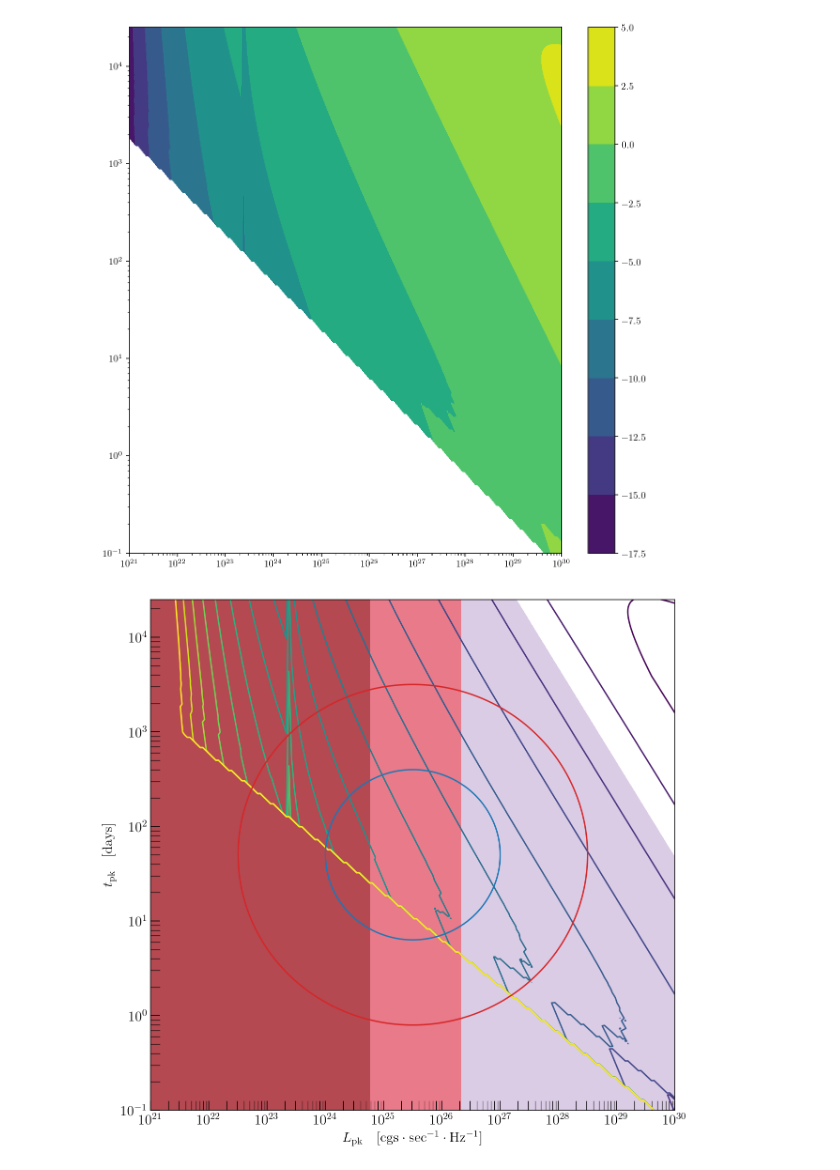
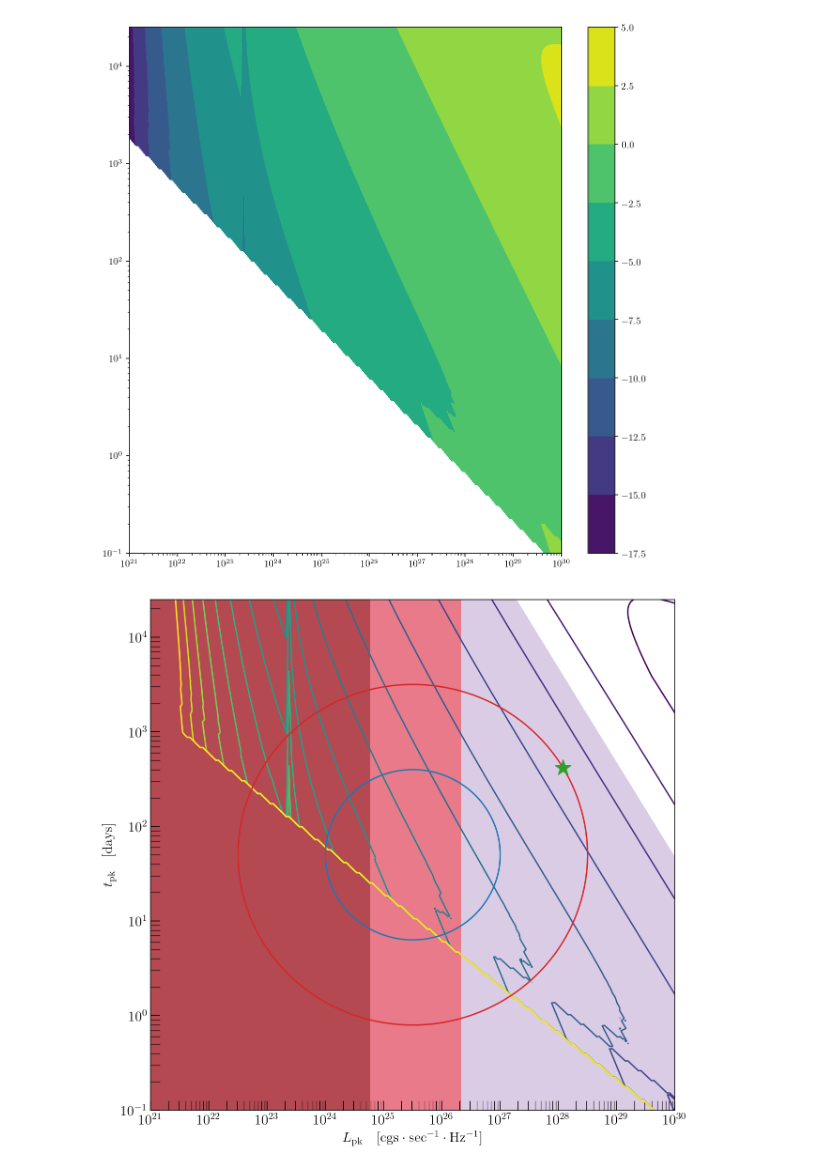
Before and after one commit to ManuelBuenAbad/snr_ghosts, a Jupyter notebook: workspace_notebooks/ws-8_param_space.ipynb, the cells around one changed output. Saved outputs shown, nothing was run; the diff lists cells and outputs as text; code cells hidden in the pictures.

```diff
--- a/workspace_notebooks/ws-8_param_space.ipynb
+++ b/workspace_notebooks/ws-8_param_space.ipynb
@@ -1152,4 +86,5 @@ array([2.20261979, 2.17526738, 2.14826384, 2.12160509, 2.09528708,
 # %%
+# SNR properties
 r = 30.
 tex = 0.
 nuB = 8.
@@ -1157,17 +92,34 @@ nuB = 8.
 # axion parameters
 ga_ref = 1.e-10
 nu_pivot = 1.
+ma_ref = pt.ma_from_nu(nu_pivot)
+
+# reach:
+sn_th = 2.
+sigs_th = 2.
+out_sigs = (gr.sigs_Gr > sigs_th)
 
 min_ga = {}
+min_ga_sigs = {}
+pars_sigs = {}
 for name, snr in tqdm(gr.snrs_cut.items()):
 
     sn_Gr, echo_Gr, time_Gr =  gr.load_green_results(name, r=r, tex=tex, nuB=nuB)
 
     _, ga_Gr, _, _, no_Gr = gr.snr_reach(name,
-                                     r=r,
-                                     nuB=nuB,
-                                     tex=tex,
-                                     sn_ratio_threshold=2.,
-                                     full_output=True)
+                                         r=r,
+                                         nuB=nuB,
+                                         tex=tex,
+                                         sn_ratio_threshold=sn_th,
+                                         full_output=True)
+    # minimum ga
+    min_ga[name] = ga_Gr.min()
 
-    min_ga[name] = ga_Gr.min()
+    # minimum ga within sigmas threshold
+    ga_within = np.ma.masked_array(ga_Gr, mask=out_sigs)
+    ga_lowest_idx = ga_within.argmin()
+    ga_lowest = (ga_Gr.flatten())[ga_lowest_idx]
+
+    min_ga_sigs[name] = ga_lowest
+    pars_sigs[name] = {'tpk':(gr.pre_tpk_Gr.flatten())[ga_lowest_idx],
+                       'Lpk':(gr.pre_Lpk_Gr.flatten())[ga_lowest_idx]}
@@ -1261,6 +215,7 @@ ct._Jy_over_eV3_
 # %%
-min_key = min(min_ga, key=min_ga.__getitem__)
-print min_key, min_ga[min_key]
+# Selecting a SNR to explore:
+name = min_key
+snr = gr.snrs_cut[name]
 
 sn_Gr, echo_Gr, time_Gr =  gr.load_green_results(min_key, r=r, tex=tex, nuB=nuB)
 
@@ -1302,33 +251,32 @@ plt.xscale("log"),plt.yscale("log");
 # %%
 # figure properties
 title_sz = 20.
 label_sz = 15.
 legend_sz = 15.
 rcParams['figure.figsize'] = (10, 10)
 
 fig, ax = plt.subplots()
 
-ma_ref = pt.ma_from_nu(nu_pivot)
-ga_cast = 6.e-11
 ga_lvls = np.arange(-14., -3.5, 0.5) # axion photon coupling levels
-
 from_Bieten_to_pivot = (nu_pivot/nuB)**-snr.alpha
 
 # contours for best possible ga
 ax.contour(gr.pre_Lpk_arr, gr.pre_tpk_arr, log10(ga_Gr), levels=ga_lvls)
+
+ax.scatter(pars_sigs[name]['Lpk'], pars_sigs[name]['tpk'], s=300., zorder=10., marker='*', color="C2")
 
 ax.contourf(gr.pre_Lpk_arr, gr.pre_tpk_arr, log10(ga_Gr), levels=[log10(ga_cast), 100.], colors=['indigo'], alpha=0.2, zorder=-1)
 
 ax.contourf(gr.pre_Lpk_arr, gr.pre_tpk_arr, no_Gr, levels=[0.999, 1.1], colors=['k'], alpha=0.4, zorder=-1)
 
 ax.contourf(gr.pre_Lpk_arr, gr.pre_tpk_arr, short_age, levels=[0.999, 1.1], colors=['r'], alpha=0.4, zorder=-1)
 
 ax.contour(gr.pre_Lpk_arr, gr.pre_tpk_arr, gr.sigs_Gr, levels=[1., 2.], colors=['C0', 'C3'], linestyles=['-', '-'])
 
 plt.xscale("log"),plt.yscale("log");
 ax.set_ylabel(r"$t_{\rm pk}\quad[\mathrm{days}]$", fontsize=label_sz);
 ax.set_xlabel(r"$L_{\rm pk}\quad[\mathrm{cgs \cdot sec^{-1} \cdot Hz^{-1}}]$", fontsize=label_sz);
 ax.set_xscale("log");ax.set_yscale("log");
 ax.tick_params("both", which="both", labelsize=label_sz, direction="in", length=10.)
 # %% [output]
-[figure, old version]
+[figure, new version]
```
Also changed, not shown: parts of 54 cells of this notebook, 4 other files.
